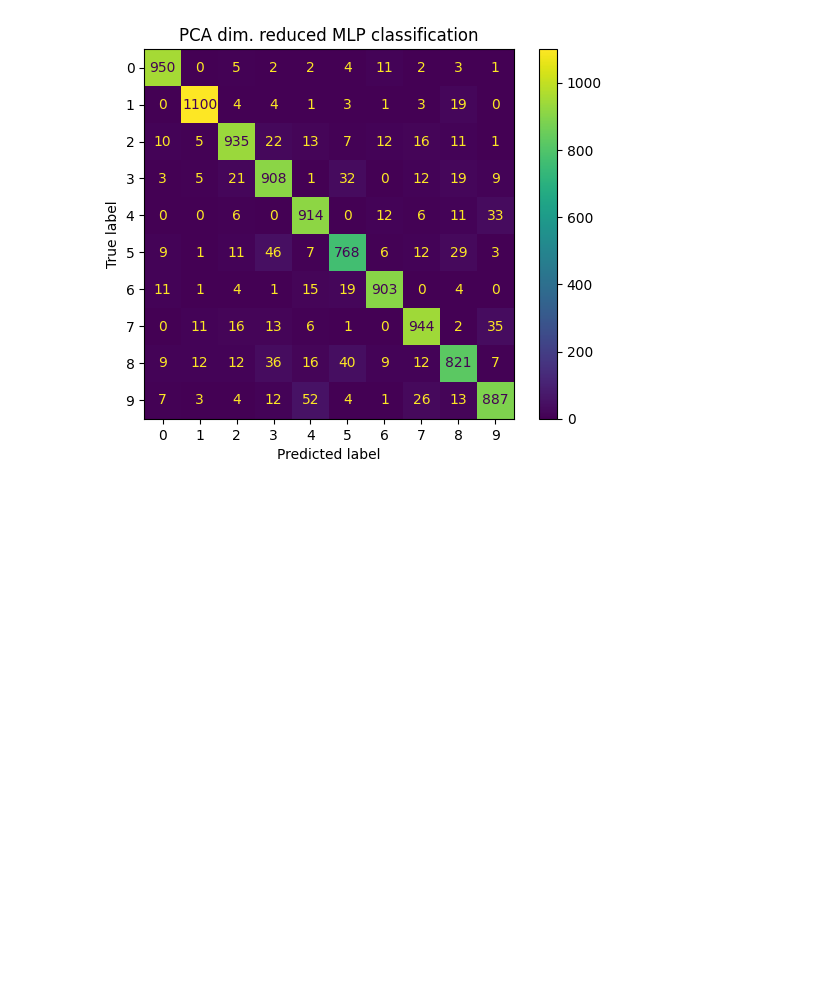
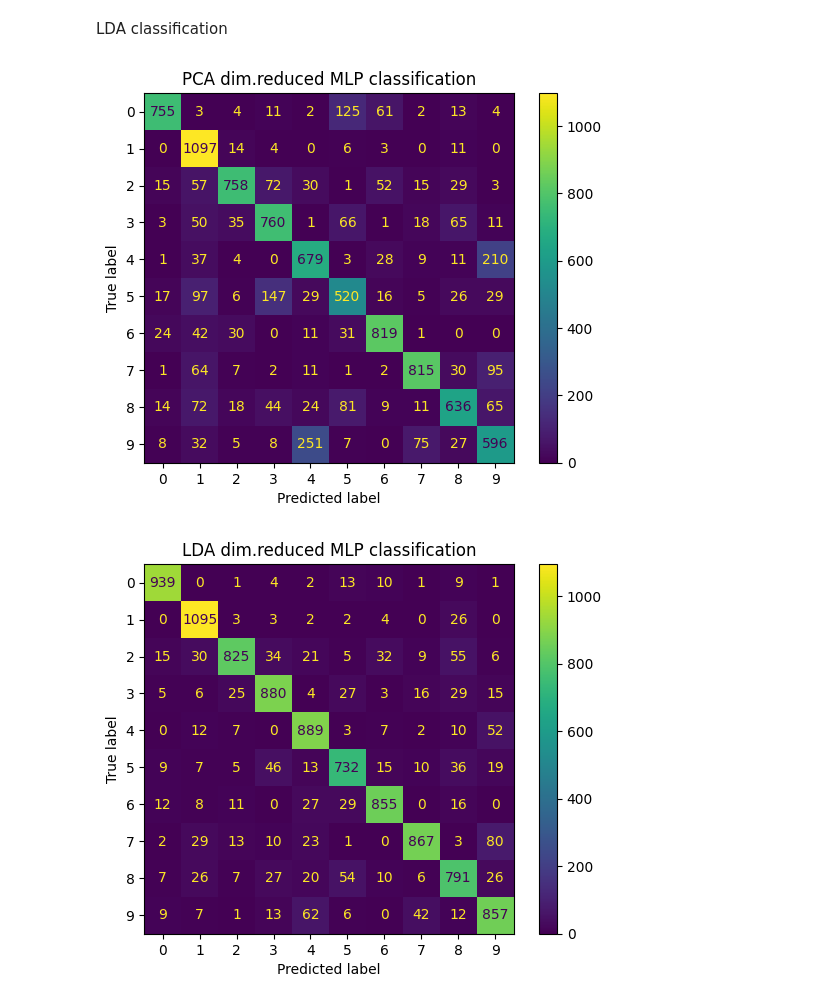
Before and after one commit to vismiroglou/ce7_ml_2023, a Jupyter notebook: Lecture 6/Exercise_Linear_discrimation_notebook_w_hints.ipynb, the cells around one changed output. Saved outputs shown, nothing was run; the diff lists cells and outputs as text; code cells hidden in the pictures; blank space fills up the shorter version.

Commit message:
added lda classification

```diff
--- a/Lecture 6/Exercise_Linear_discrimation_notebook_w_hints.ipynb
+++ b/Lecture 6/Exercise_Linear_discrimation_notebook_w_hints.ipynb
@@ -101,5 +117,10 @@ logreg_clf(train_lda, train_targets, test_lda, test_targets, random_state=42)
 # %%
 #MLP for pca data
 clf_mlp = MLPClassifier([32], random_state=42)
-clf_mlp_pca = clf_mlp.fit(train_pca, train_targets)
+
+clf_mlp.fit(train_pca, train_targets)
+cm_pca = confusion_matrix(test_targets, clf_mlp.predict(test_pca))
+
+clf_mlp.fit(train_lda, train_targets)
+cm_lda = confusion_matrix(test_targets, clf_mlp.predict(test_lda))
 # %%
@@ -113,11 +138,23 @@ plt.show()
-# %%
-#MLP for LDA data
-clf_mlp_lda = clf_mlp.fit(train_lda, train_targets)
+# %% [markdown]
+LDA classification
+# %%
+#LDA classification
+clf_lda = LDA()
+
+clf_lda.fit(train_pca, train_targets)
+cm_pca = confusion_matrix(test_targets, clf_lda.predict(test_pca))
+
+clf_lda.fit(train_lda, train_targets)
+cm_lda = confusion_matrix(test_targets, clf_lda.predict(test_lda))
 # %%
-cm = confusion_matrix(test_targets, clf_mlp_lda.predict(test_lda))
-disp = ConfusionMatrixDisplay(confusion_matrix=cm, display_labels=clf_mlp_lda.classes_)
-disp.plot()
-plt.title('LDA dim. reduced MLP classification')
+disp1 = ConfusionMatrixDisplay(confusion_matrix=cm_pca, display_labels=clf_mlp.classes_)
+disp2 = ConfusionMatrixDisplay(confusion_matrix=cm_lda, display_labels=clf_mlp.classes_)
+
+disp1.plot()
+plt.title('PCA dim.reduced MLP classification')
+disp2.plot()
+plt.title('LDA dim.reduced MLP classification')
 plt.show()
 # %% [output]
-[figure, old version]
+[figure, new version]
+[figure, added]
```
Also changed, not shown: parts of 11 cells of this notebook.
